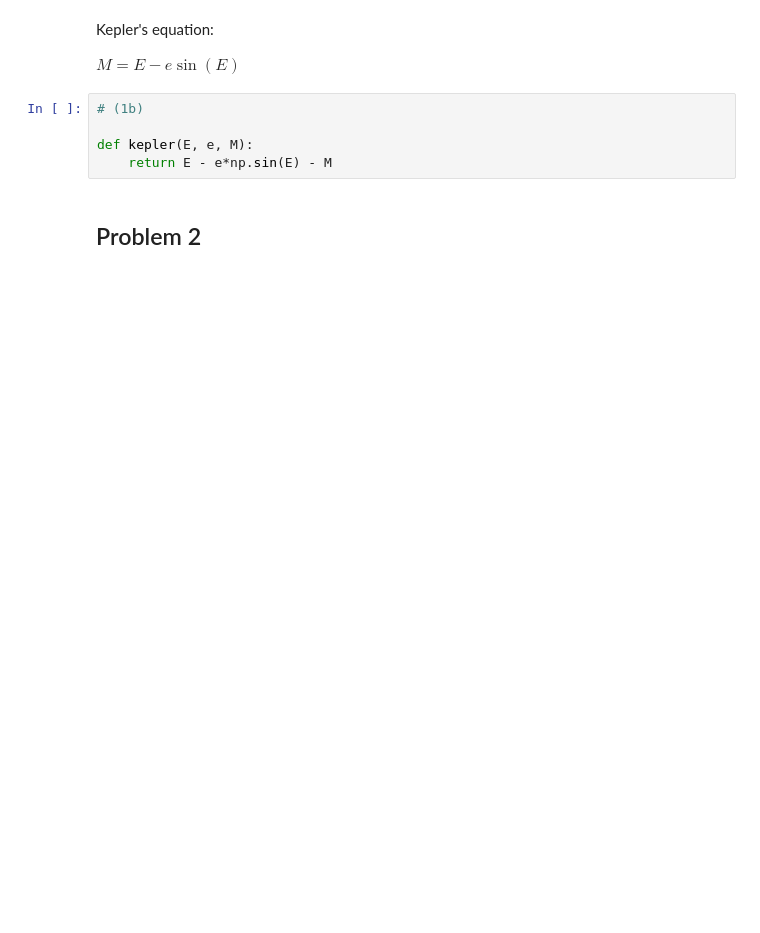
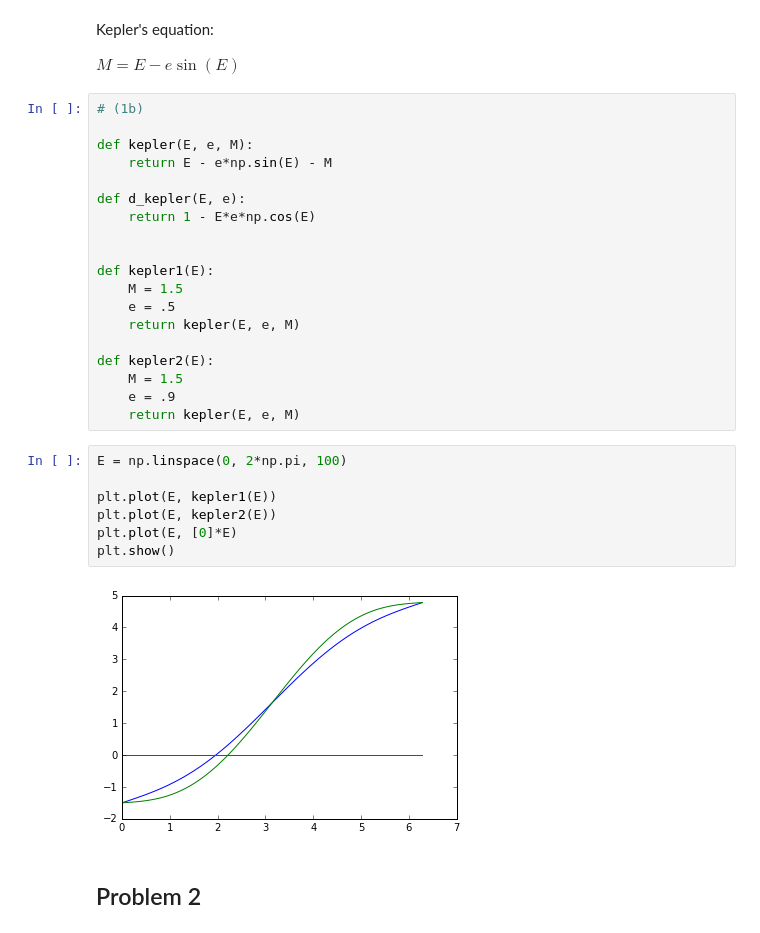
Before and after one commit to spencer501/ASTR427, a Jupyter notebook: HW3/Homework 3.ipynb, the cells around one changed output. Cells and saved outputs as stored; diff of their text form; blank space fills up the shorter version.

```diff
--- a/HW3/Homework 3.ipynb
+++ b/HW3/Homework 3.ipynb
@@ -147,10 +158,33 @@ iterations: 3
 Kepler's equation:
 
 $M = E - e\sin(E)$
-# %%
-# (1b)
-
-def kepler(E, e, M):
-    return E - e*np.sin(E) - M
+# %%
+# (1b)
+
+def kepler(E, e, M):
+    return E - e*np.sin(E) - M
+
+def d_kepler(E, e):
+    return 1 - E*e*np.cos(E)
+
+
+def kepler1(E):
+    M = 1.5
+    e = .5
+    return kepler(E, e, M)
+
+def kepler2(E):
+    M = 1.5
+    e = .9
+    return kepler(E, e, M)
+# %%
+E = np.linspace(0, 2*np.pi, 100)
+
+plt.plot(E, kepler1(E))
+plt.plot(E, kepler2(E))
+plt.plot(E, [0]*E)
+plt.show()
+# %% [output]
+[figure, added]
 # %% [markdown]
 ## Problem 2
```
Also changed, not shown: parts of 10 cells of this notebook.
